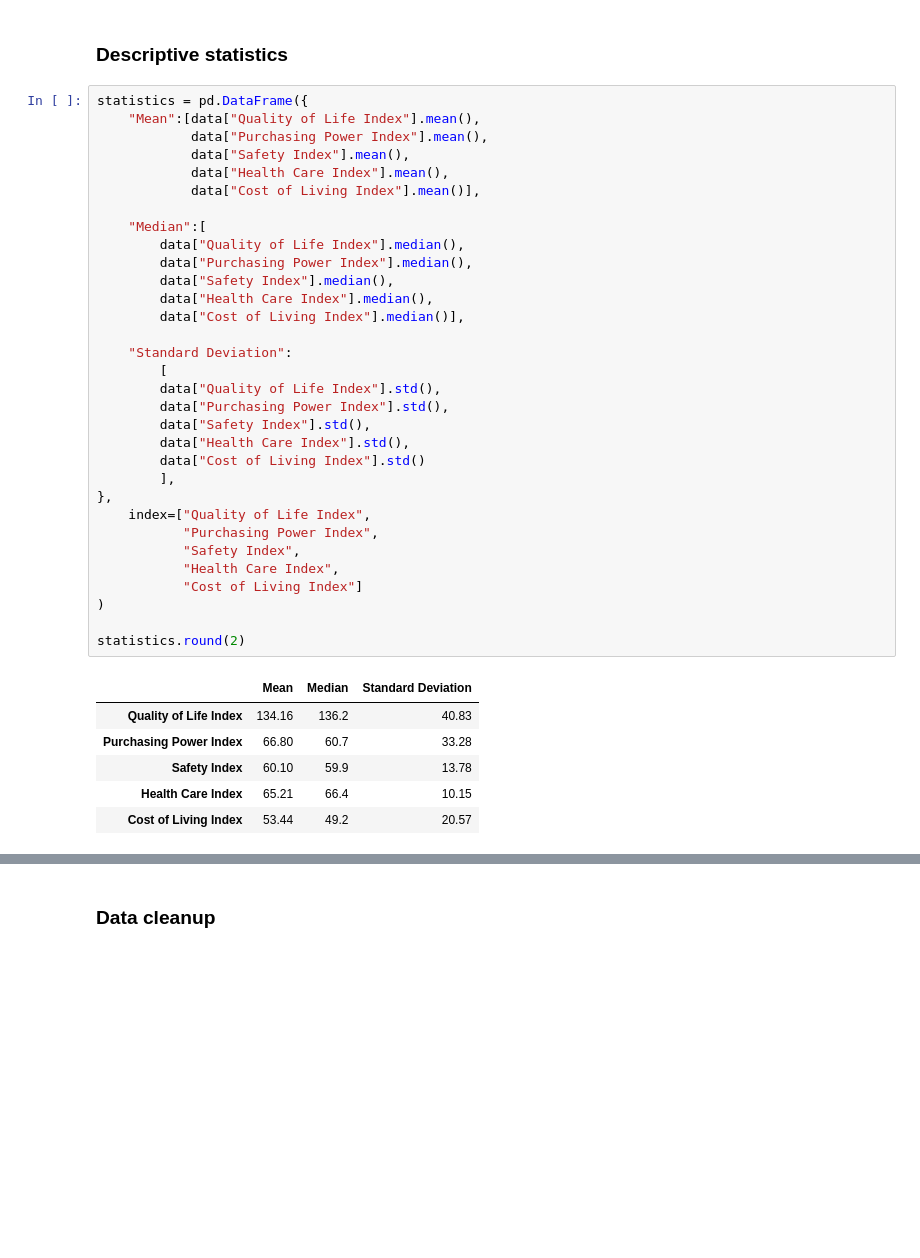
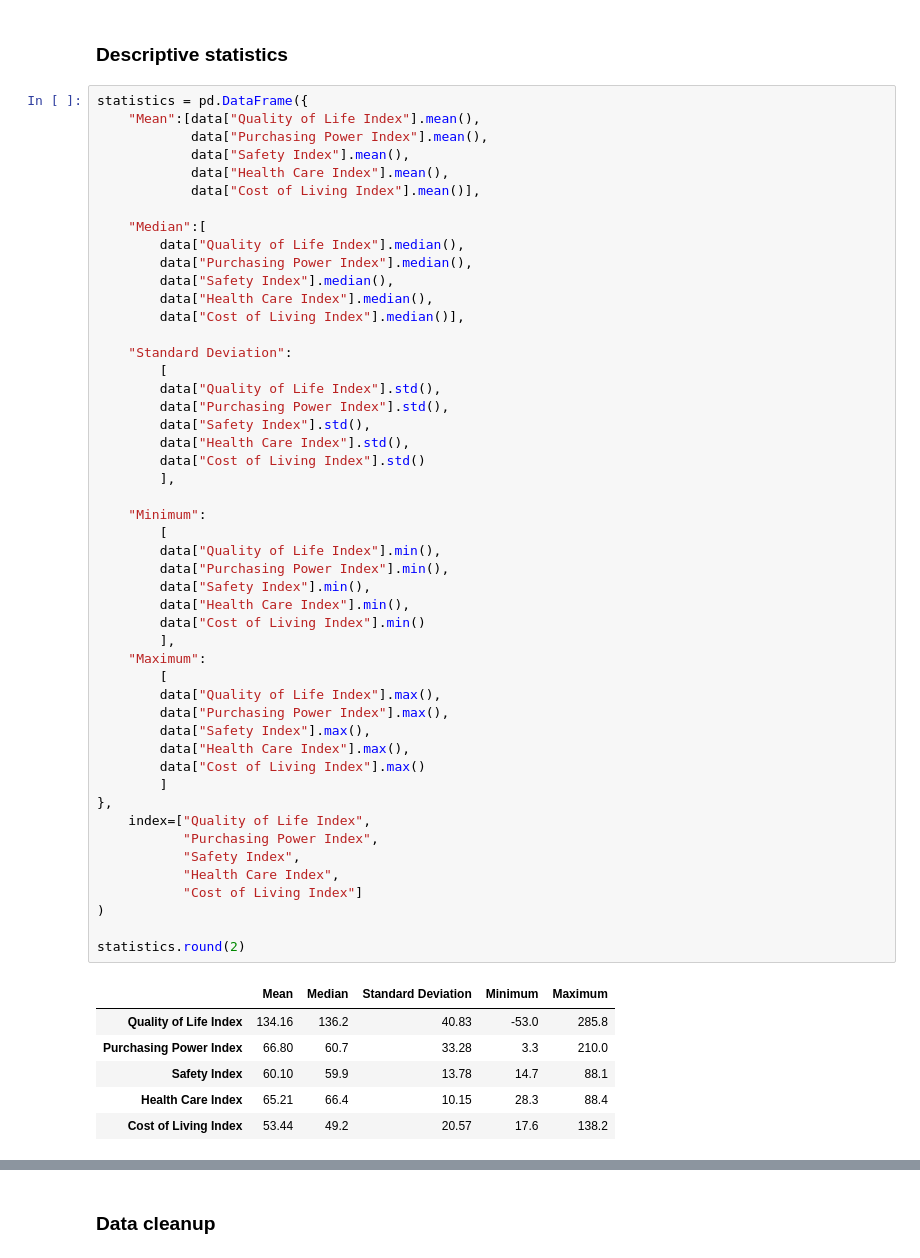
Before and after one commit to soonserv/data-best-project, a Jupyter notebook: notebooks/Nastya.ipynb, the cells around one changed output, grey strips where cells are left out. Cells and saved outputs as stored; diff of their text form; blank space fills up the shorter version.

```diff
--- a/notebooks/Nastya.ipynb
+++ b/notebooks/Nastya.ipynb
@@ -98,39 +102,56 @@ statistics = pd.DataFrame({
             data["Purchasing Power Index"].mean(),
             data["Safety Index"].mean(),
             data["Health Care Index"].mean(),
             data["Cost of Living Index"].mean()],
 
     "Median":[
         data["Quality of Life Index"].median(),
         data["Purchasing Power Index"].median(),
         data["Safety Index"].median(),
         data["Health Care Index"].median(),
         data["Cost of Living Index"].median()],
 
     "Standard Deviation":
         [
         data["Quality of Life Index"].std(),
         data["Purchasing Power Index"].std(),
         data["Safety Index"].std(),
         data["Health Care Index"].std(),
         data["Cost of Living Index"].std()
         ],
+
+    "Minimum":
+        [
+        data["Quality of Life Index"].min(),
+        data["Purchasing Power Index"].min(),
+        data["Safety Index"].min(),
+        data["Health Care Index"].min(),
+        data["Cost of Living Index"].min()
+        ],
+    "Maximum":
+        [
+        data["Quality of Life Index"].max(),
+        data["Purchasing Power Index"].max(),
+        data["Safety Index"].max(),
+        data["Health Care Index"].max(),
+        data["Cost of Living Index"].max()
+        ]
 },
     index=["Quality of Life Index",
            "Purchasing Power Index",
            "Safety Index",
            "Health Care Index",
            "Cost of Living Index"]
 )
 
 statistics.round(2)
 # %% [output]
-|  | Mean | Median | Standard Deviation |
-| Quality of Life Index | 134.16 | 136.2 | 40.83 |
-| Purchasing Power Index | 66.80 | 60.7 | 33.28 |
-| Safety Index | 60.10 | 59.9 | 13.78 |
-| Health Care Index | 65.21 | 66.4 | 10.15 |
-| Cost of Living Index | 53.44 | 49.2 | 20.57 |
+|  | Mean | Median | Standard Deviation | Minimum | Maximum |
+| Quality of Life Index | 134.16 | 136.2 | 40.83 | -53.0 | 285.8 |
+| Purchasing Power Index | 66.80 | 60.7 | 33.28 | 3.3 | 210.0 |
+| Safety Index | 60.10 | 59.9 | 13.78 | 14.7 | 88.1 |
+| Health Care Index | 65.21 | 66.4 | 10.15 | 28.3 | 88.4 |
+| Cost of Living Index | 53.44 | 49.2 | 20.57 | 17.6 | 138.2 |
 # %% [markdown]
 Among the selected indicators, the Quality of Life Index has the highest variability, while the Health Care Index shows the lowest variability.
 
```
Also changed, not shown: parts of 6 cells of this notebook.
